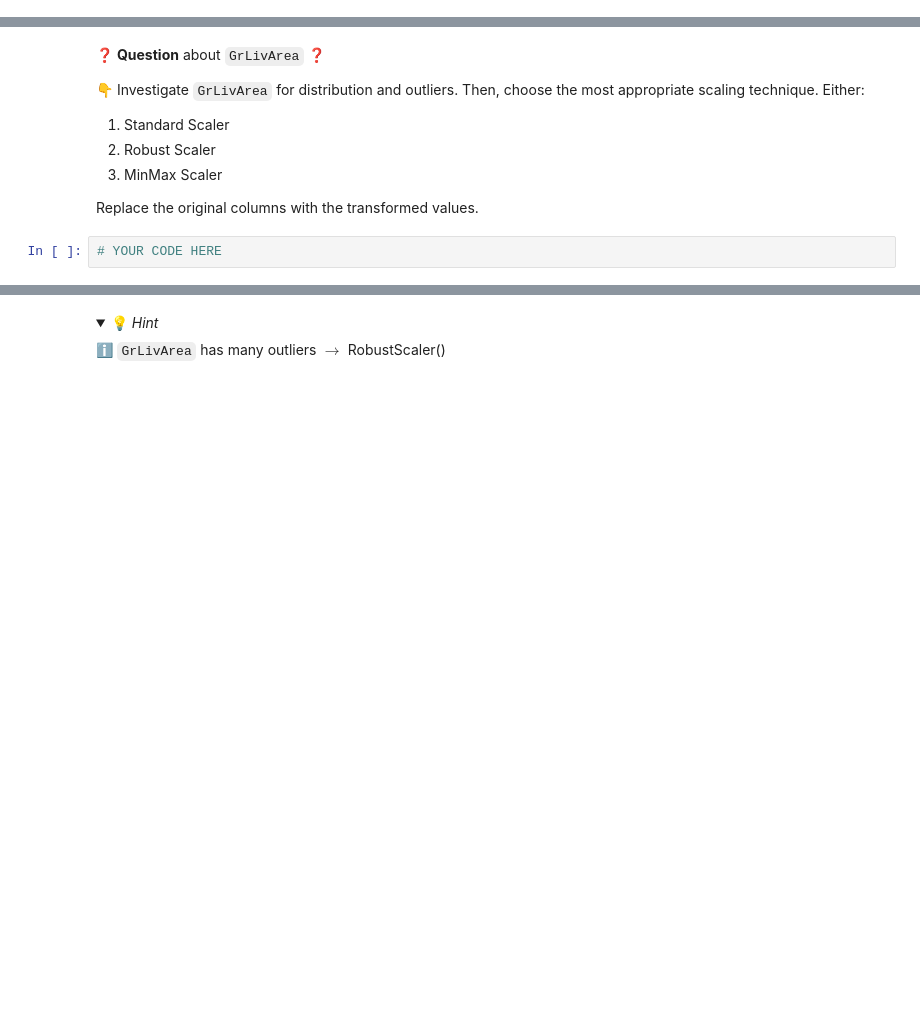
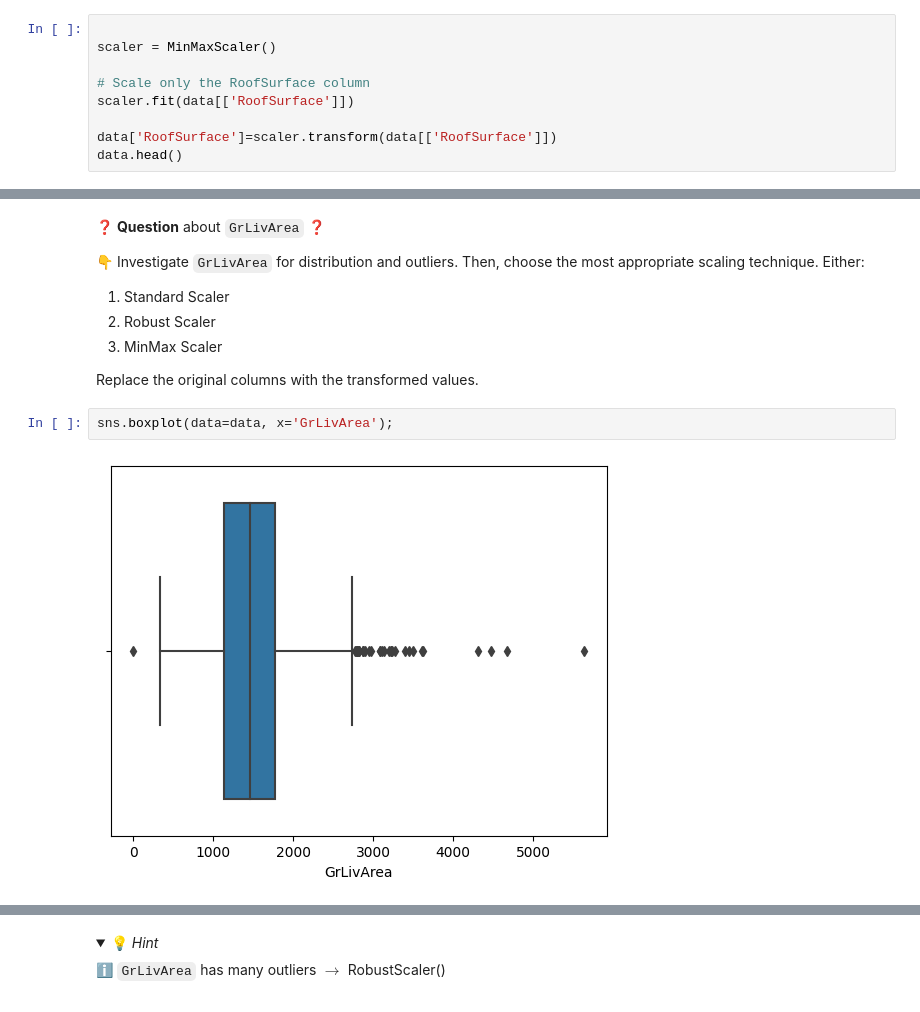
Before and after one commit to joud-alharbi/data-preprocessing-workflow, a Jupyter notebook: Preprocessing-Workflow.ipynb, the cells around one changed output, grey strips where cells are left out. Saved outputs shown, nothing was run; the diff lists cells and outputs as text; folded sections open; blank space fills up the shorter version.

```diff
--- a/Preprocessing-Workflow.ipynb
+++ b/Preprocessing-Workflow.ipynb
@@ -180,0 +316,9 @@ Replace the original columns with the transformed values.
+# %%
+
+scaler = MinMaxScaler()
+
+# Scale only the RoofSurface column
+scaler.fit(data[['RoofSurface']])
+
+data['RoofSurface']=scaler.transform(data[['RoofSurface']])
+data.head()
@@ -196,5 +347,7 @@ Replace the original columns with the transformed values.
 3. MinMax Scaler
 
 Replace the original columns with the transformed values.
-# %%
-# YOUR CODE HERE
+# %%
+sns.boxplot(data=data, x='GrLivArea');
+# %% [output]
+[figure, added]
```
Also changed, not shown: parts of 34 cells of this notebook.
